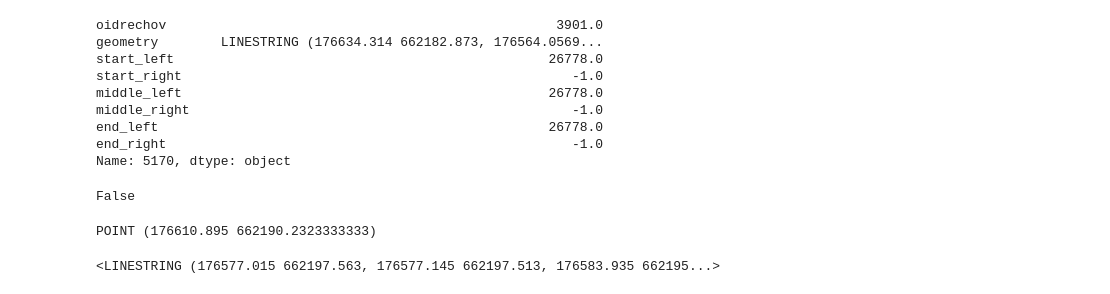
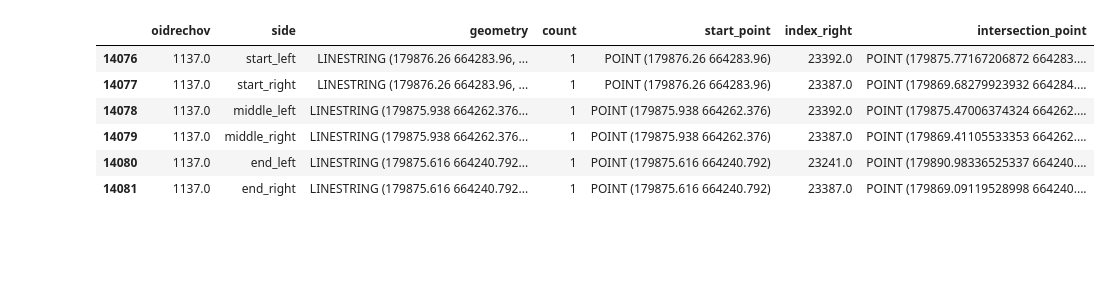
Before and after one commit to achic19/ASC2, a Jupyter notebook: code/sidewalk_width.ipynb, the cells around one changed output. Cells and saved outputs as stored; diff of their text form; code cells hidden in the pictures; blank space fills up the shorter version.

```diff
--- a/code/sidewalk_width.ipynb
+++ b/code/sidewalk_width.ipynb
@@ -38,7 +38,7 @@ sidewalks = gpd.read_file(f'{detail_folder}/sidewalks.shp')
 # %%
 
 
-def create_perpendicular_line(point, direction_vector, length=30, side='left'):
+def create_perpendicular_line(point, direction_vector, length=25, side='left'):
     dx, dy = direction_vector
     mag = np.hypot(dx, dy)
     if mag == 0:
@@ -100,5 +100,5 @@ intersection_counts = (
     .reset_index(name='count')
 )
 # Merge counts back to original
-side_lines_gdf = side_lines_gdf.merge(intersection_counts, left_index=True, right_on='line_index', how='left').drop(columns=['line_index'])
-side_lines_gdf.to_file(f'{detail_folder}/side_lines_gdf1.shp', driver='ESRI Shapefile')
+side_lines_gdf_0= side_lines_gdf.merge(intersection_counts, left_index=True, right_on='line_index', how='left').drop(columns=['line_index'])
+side_lines_gdf_0.to_file(f'{detail_folder}/side_lines_gdf1.shp', driver='ESRI Shapefile')
@@ -289,0 +279,24 @@ gdf.to_file(f'{detail_folder}/streets_sidewalks_mid.shp', driver='ESRI Shapefile
+# %%
+
+side_lines_gdf = side_lines_gdf_0.copy()
+side_lines_gdf['start_point'] = side_lines_gdf.geometry.apply(
+    lambda geom: Point(geom.coords[0])
+)
+
+# Get all unique side labels from the 'side' column
+side_keys = side_lines_gdf['side'].unique()
+
+# Step 1: Spatial join between side lines and sidewalks
+from shapely.ops import nearest_points
+
+# Spatial join: which sidewalk each perpendicular line intersects
+intersections = gpd.sjoin(
+    side_lines_gdf,
+    sidewalks,
+    how='left'
+).drop(columns=['Layer'])
+line_id = 14080
+line_row = side_lines_gdf.loc[line_id]
+group= grouped.get_group(line_id)
+group
+# Step 0: precompute start point for each side line (efficiency)
@@ -545,13 +470,0 @@ gdf
-# %%
-
-gdf.loc[5170]
-# %% [output]
-oidrechov                                                  3901.0
-geometry        LINESTRING (176634.314 662182.873, 176564.0569...
-start_left                                                26778.0
-start_right                                                  -1.0
-middle_left                                               26778.0
-middle_right                                                 -1.0
-end_left                                                  26778.0
-end_right                                                    -1.0
-Name: 5170, dtype: object
@@ -565,26 +471,11 @@ row
-# %%
-side = 'start_left'
-sid = row[side]
-group_key = (oid, side)
-matching = intersection_groups[group_key]
-        # Lookup intersections
-group_key = (oid, side)
-# Lookup line geometry
-line_geom = line_geom_lookup.get(group_key)
-line_geom is None or line_geom.is_empty
-# %% [output]
-False
-# %%
-
-start_point = Point(line_geom.coords[0])
-print(start_point)
-# %% [output]
-POINT (176610.895 662190.2323333333)
-# %%
-# Compute distances only once using vectorized apply
-matching = matching.copy()
-matching['dist_to_start'] = matching['no_sidewalk_geom'].apply(lambda g: g.distance(start_point))
-closest = matching.sort_values('dist_to_start').iloc[0]['no_sidewalk_geom']
-closest
-# %% [output]
-<LINESTRING (176577.015 662197.563, 176577.145 662197.513, 176583.935 662195...>
+# %%
+
+side_lines_gdf[side_lines_gdf['oidrechov']==1137]
+# %% [output]
+|  | oidrechov | side | geometry | count | start_point | index_right | intersection_point |
+| 14076 | 1137.0 | start_left | LINESTRING (179876.26 664283.96, ... | 1 | POINT (179876.26 664283.96) | 23392.0 | POINT (179875.77167206872 664283.... |
+| 14077 | 1137.0 | start_right | LINESTRING (179876.26 664283.96, ... | 1 | POINT (179876.26 664283.96) | 23387.0 | POINT (179869.68279923932 664284.... |
+| 14078 | 1137.0 | middle_left | LINESTRING (179875.938 664262.376... | 1 | POINT (179875.938 664262.376) | 23392.0 | POINT (179875.47006374324 664262.... |
+| 14079 | 1137.0 | middle_right | LINESTRING (179875.938 664262.376... | 1 | POINT (179875.938 664262.376) | 23387.0 | POINT (179869.41105533353 664262.... |
+| 14080 | 1137.0 | end_left | LINESTRING (179875.616 664240.792... | 1 | POINT (179875.616 664240.792) | 23241.0 | POINT (179890.98336525337 664240.... |
+| 14081 | 1137.0 | end_right | LINESTRING (179875.616 664240.792... | 1 | POINT (179875.616 664240.792) | 23387.0 | POINT (179869.09119528998 664240.... |
```
Also changed, not shown: parts of 34 cells of this notebook.
